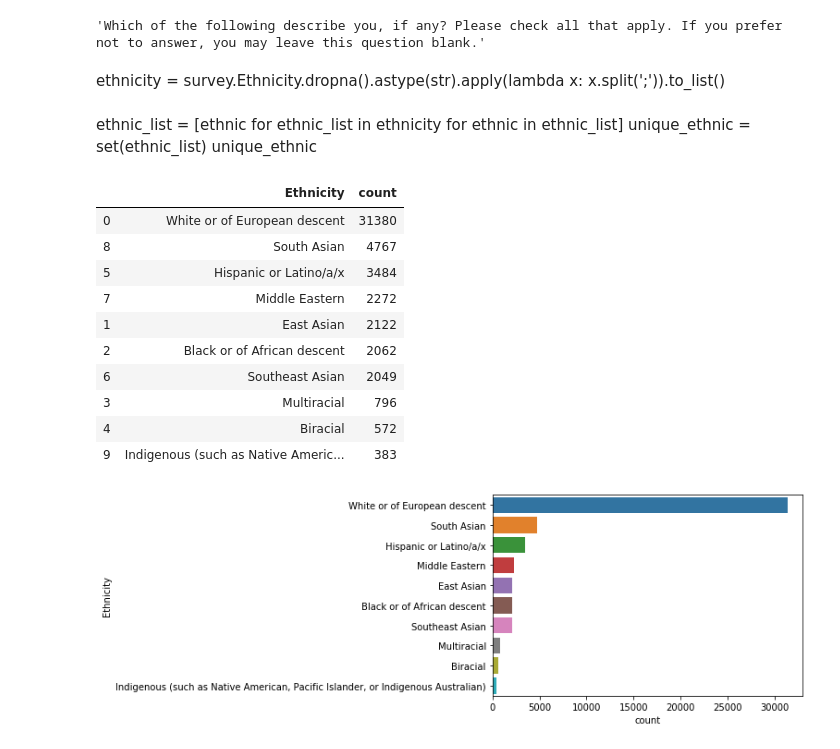
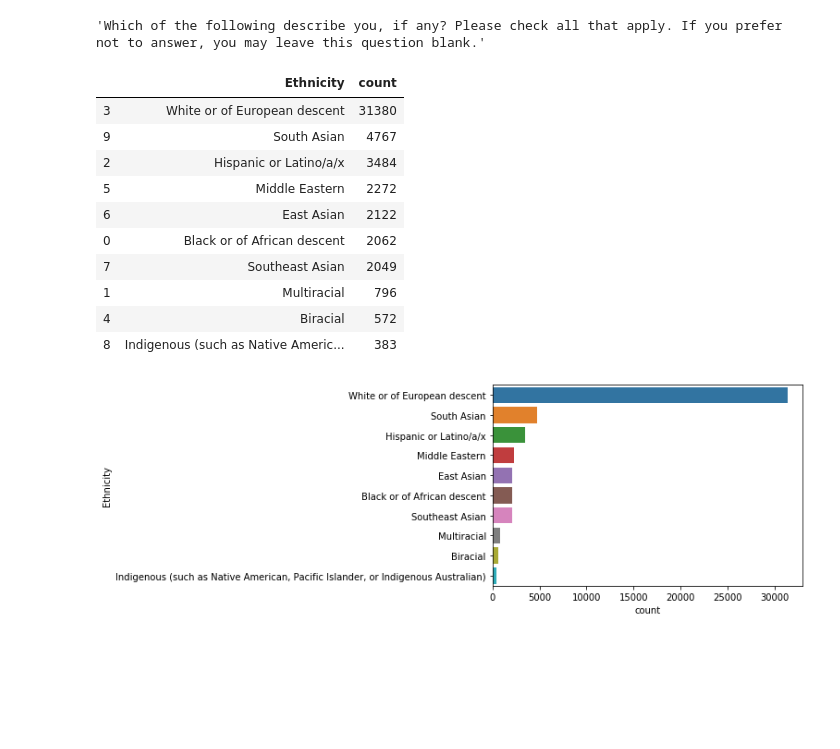
Before and after one commit to mikeolubode/blog_project, a Jupyter notebook: project.ipynb, the cells around one changed output. Cells and saved outputs as stored; diff of their text form; code cells hidden in the pictures; blank space fills up the shorter version.

```diff
--- a/project.ipynb
+++ b/project.ipynb
@@ -87,6 +87,3 @@ survey.head()
 | 2 | 3 | I code primarily as a hobby | Yes | NaN | 15 | NaN | NaN | NaN | Russian Federation | ... |
 | 3 | 4 | I am a developer by profession | Yes | 25.0 | 18 | NaN | NaN | NaN | Albania | ... |
 | 4 | 5 | I used to be a developer by profe... | Yes | 31.0 | 16 | NaN | NaN | NaN | United States | ... |
-# %%
-survey['DevType_main'] = survey.DevType.str.split(';', n = 1, expand = True).reset_index().iloc[:,1]
-survey.head()
@@ -317,12 +228,6 @@ survey.head()
 get_schema('Ethnicity')
 # %% [output]
 'Which of the following describe you, if any? Please check all that apply. If you prefer not to answer, you may leave this question blank.'
-# %% [markdown]
-ethnicity = survey.Ethnicity.dropna().astype(str).apply(lambda x: x.split(';')).to_list()
-# %% [markdown]
-ethnic_list = [ethnic for ethnic_list in ethnicity for ethnic in ethnic_list]
-unique_ethnic = set(ethnic_list)
-unique_ethnic
 # %%
 unique_ethnic = get_unique(survey.Ethnicity,';')
 ethnic_counts = survey.Ethnicity.value_counts().reset_index()
@@ -349,19 +254,20 @@ def count_unique(df,col1,col2,unique_col1):
     return counter_df
 # %%
 ethnic_groups = count_unique(ethnic_counts, 'group','count', unique_ethnic).sort_values('count', ascending=False)
+ethnic_groups.columns = ['Ethnicity', 'count']
 ethnic_groups
 # %% [output]
 |  | Ethnicity | count |
-| 0 | White or of European descent | 31380 |
-| 8 | South Asian | 4767 |
-| 5 | Hispanic or Latino/a/x | 3484 |
-| 7 | Middle Eastern | 2272 |
-| 1 | East Asian | 2122 |
-| 2 | Black or of African descent | 2062 |
-| 6 | Southeast Asian | 2049 |
-| 3 | Multiracial | 796 |
+| 3 | White or of European descent | 31380 |
+| 9 | South Asian | 4767 |
+| 2 | Hispanic or Latino/a/x | 3484 |
+| 5 | Middle Eastern | 2272 |
+| 6 | East Asian | 2122 |
+| 0 | Black or of African descent | 2062 |
+| 7 | Southeast Asian | 2049 |
+| 1 | Multiracial | 796 |
 | 4 | Biracial | 572 |
-| 9 | Indigenous (such as Native Americ... | 383 |
+| 8 | Indigenous (such as Native Americ... | 383 |
 # %%
 sns.barplot(data = ethnic_groups, y = 'Ethnicity', x = 'count');
 # %% [output]
```
Also changed, not shown: parts of 50 cells of this notebook.
